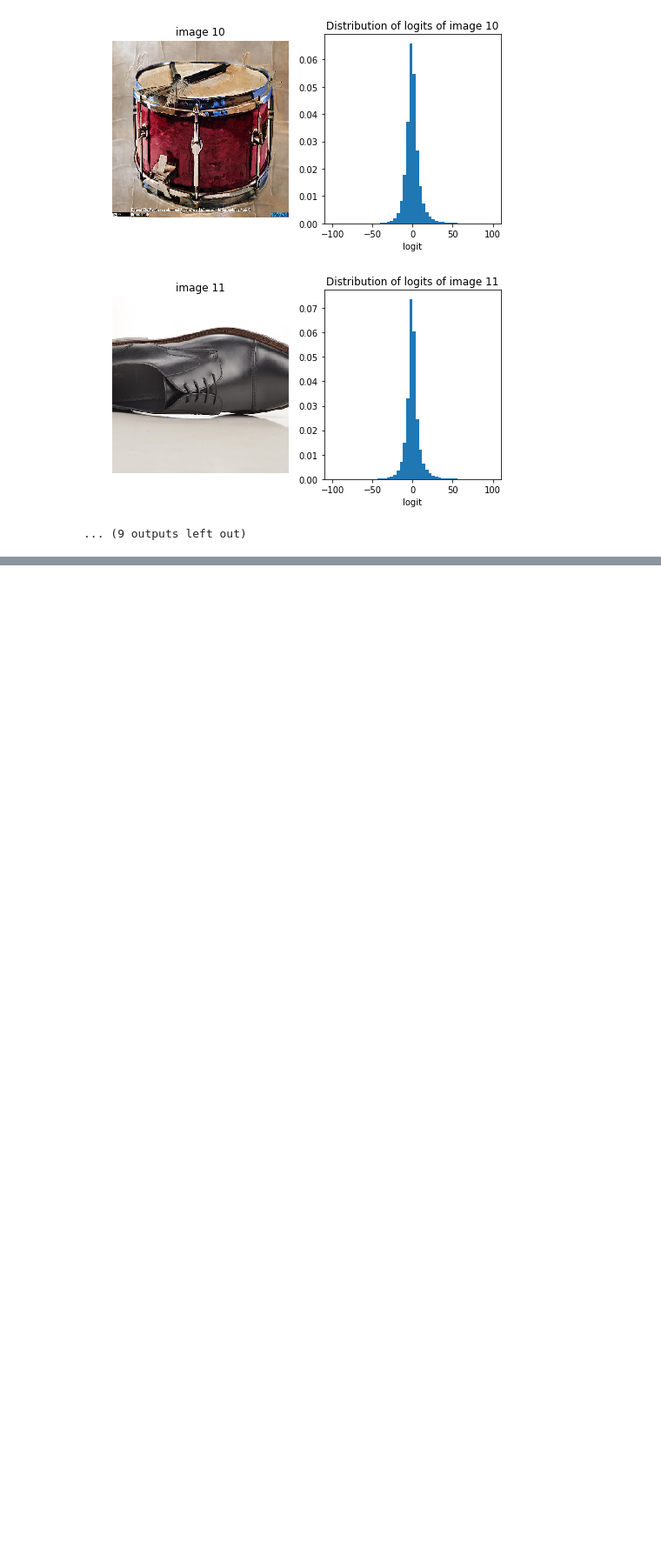
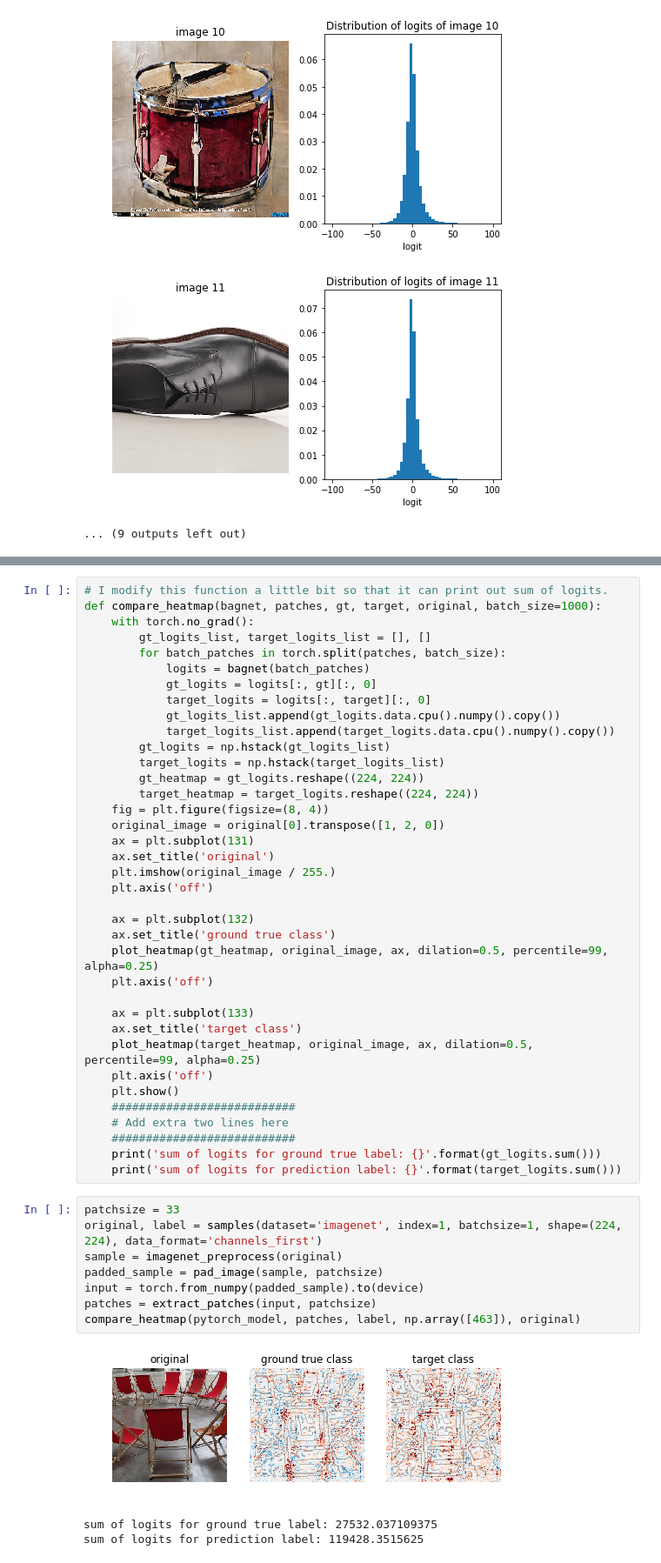
Before and after one commit to davidwagner/bagnet-patch-defense, a Jupyter notebook: code/2019-5-23_debugging_prediction.ipynb, the cells around one changed output, grey strips where cells are left out. Shown at 87% size. Cells and saved outputs as stored; diff of their text form; blank space fills up the shorter version.

```diff
--- a/code/2019-5-23_debugging_prediction.ipynb
+++ b/code/2019-5-23_debugging_prediction.ipynb
@@ -90,0 +154,49 @@ plt.show()
+# %%
+# I modify this function a little bit so that it can print out sum of logits.
+def compare_heatmap(bagnet, patches, gt, target, original, batch_size=1000):
+    with torch.no_grad():
+        gt_logits_list, target_logits_list = [], []
+        for batch_patches in torch.split(patches, batch_size):
+            logits = bagnet(batch_patches)
+            gt_logits = logits[:, gt][:, 0]
+            target_logits = logits[:, target][:, 0]
+            gt_logits_list.append(gt_logits.data.cpu().numpy().copy())
+            target_logits_list.append(target_logits.data.cpu().numpy().copy())
+        gt_logits = np.hstack(gt_logits_list)
+        target_logits = np.hstack(target_logits_list)
+        gt_heatmap = gt_logits.reshape((224, 224))
+        target_heatmap = target_logits.reshape((224, 224))
+    fig = plt.figure(figsize=(8, 4))
+    original_image = original[0].transpose([1, 2, 0])
+    ax = plt.subplot(131)
+    ax.set_title('original')
+    plt.imshow(original_image / 255.)
+    plt.axis('off')
+
+    ax = plt.subplot(132)
+    ax.set_title('ground true class')
+    plot_heatmap(gt_heatmap, original_image, ax, dilation=0.5, percentile=99, alpha=0.25)
+    plt.axis('off')
+
+    ax = plt.subplot(133)
+    ax.set_title('target class')
+    plot_heatmap(target_heatmap, original_image, ax, dilation=0.5, percentile=99, alpha=0.25)
+    plt.axis('off')
+    plt.show()
+    ###########################
+    # Add extra two lines here
+    ###########################
+    print('sum of logits for ground true label: {}'.format(gt_logits.sum()))
+    print('sum of logits for prediction label: {}'.format(target_logits.sum()))
+# %%
+patchsize = 33
+original, label = samples(dataset='imagenet', index=1, batchsize=1, shape=(224, 224), data_format='channels_first')
+sample = imagenet_preprocess(original)
+padded_sample = pad_image(sample, patchsize)
+input = torch.from_numpy(padded_sample).to(device)
+patches = extract_patches(input, patchsize)
+compare_heatmap(pytorch_model, patches, label, np.array([463]), original)
+# %% [output]
+[figure, added]
+sum of logits for ground true label: 27532.037109375
+sum of logits for prediction label: 119428.3515625
```
Also changed, not shown: parts of 9 cells of this notebook, 2 other files.
